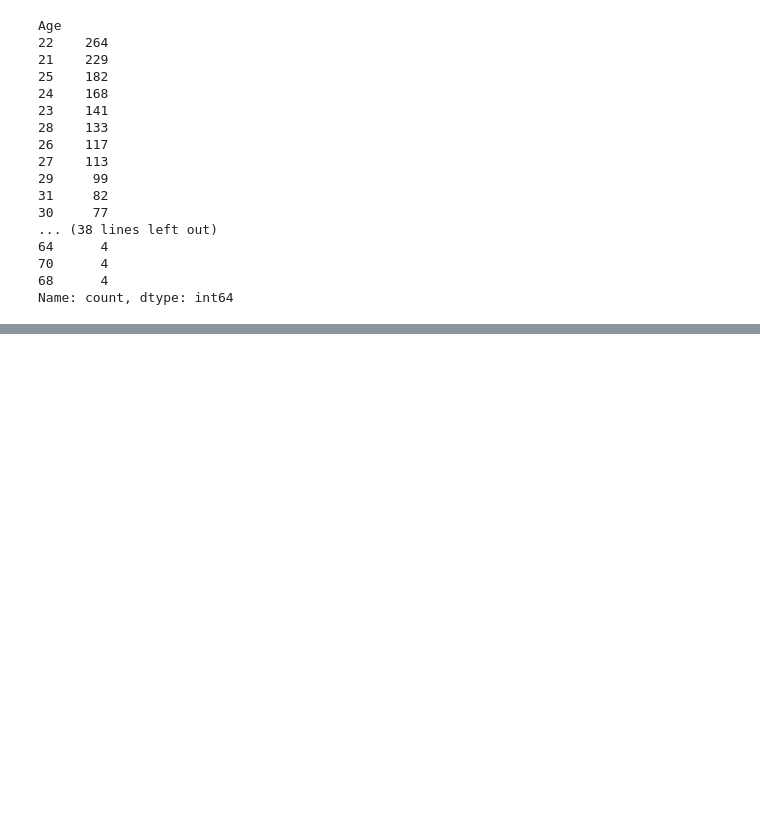
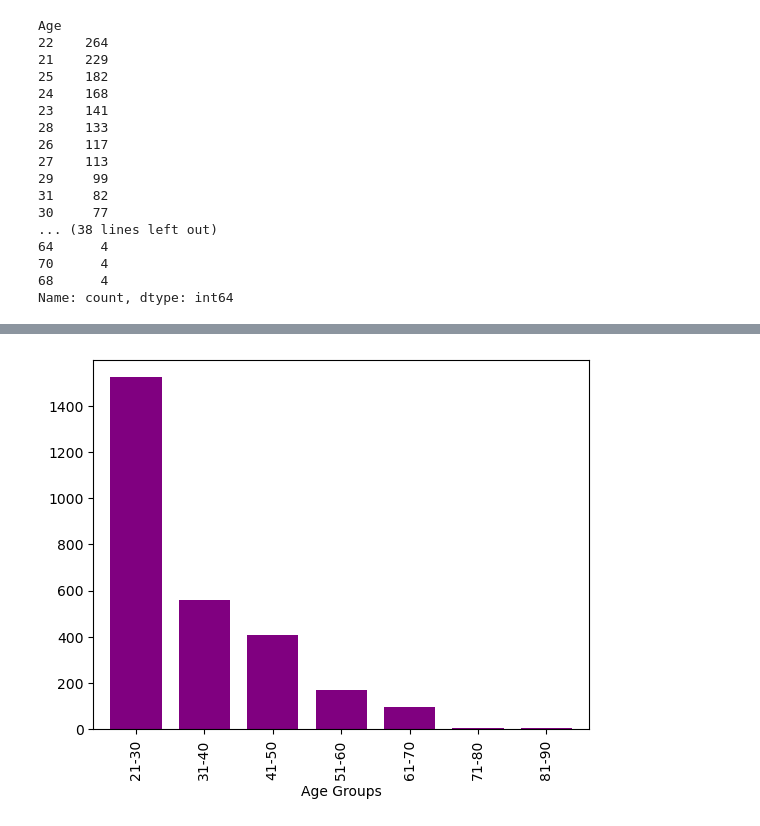
Before and after one commit to jmsavage2008/project-one, a Jupyter notebook: Project 1 Data Cleaning.ipynb, the cells around one changed output, grey strips where cells are left out. Drawn from its saved outputs; the diff is of its cells as text; code cells hidden in the pictures; blank space fills up the shorter version.

Commit message:
data bar graph

```diff
--- a/Project 1 Data Cleaning.ipynb
+++ b/Project 1 Data Cleaning.ipynb
@@ -146,7 +146,13 @@ Age
 Name: count, dtype: int64
 # %%
 #Create Bins for the distribution
-bins = [21, 31, 41, 51, 61, 71, 81, 90]
+bins = [21, 30, 40, 50, 60, 70, 80, 90]
 
 #Names for bins
-bin_names = []
+bin_names = ["21-30", "31-40", "41-50", "51-60", "61-70", "71-80", "81-90"]
+# %%
+#Place the data into bins
+data_set_final_df["Age Groups"] = pd.cut(data_set_final_df["Age"],bins,
+                                        labels = bin_names,
+                                        include_lowest = True)
+data_set_final_df
@@ -152,0 +174,6 @@ bin_names = []
+# %%
+#Split data into bins to find age group distribution
+data_set_bins_reordered_df = data_set_final_df[["Age", "Age Groups",'Pregnancies', 'Glucose', 'BloodPressure', 'SkinThickness',
+       'Insulin', 'BMI', 'DiabetesPedigreeFunction', 'Outcome']]
+
+data_set_bins_reordered_df.head()
@@ -152,0 +188,4 @@ bin_names = []
+# %%
+#Count Data in bins
+age_group_counts = data_set_bins_reordered_df["Age Groups"].value_counts()
+age_group_counts
@@ -152,0 +202,10 @@ bin_names = []
+# %%
+#Bar Graph
+age_group_counts.plot(kind="bar", width=0.75, color = "purple")
+
+#Labels
+plt.title("Age Distribution of Participants")
+plt.xlabel()
+plt.show()
+# %% [output]
+[figure, added]
```
Also changed, not shown: parts of 3 cells of this notebook.
